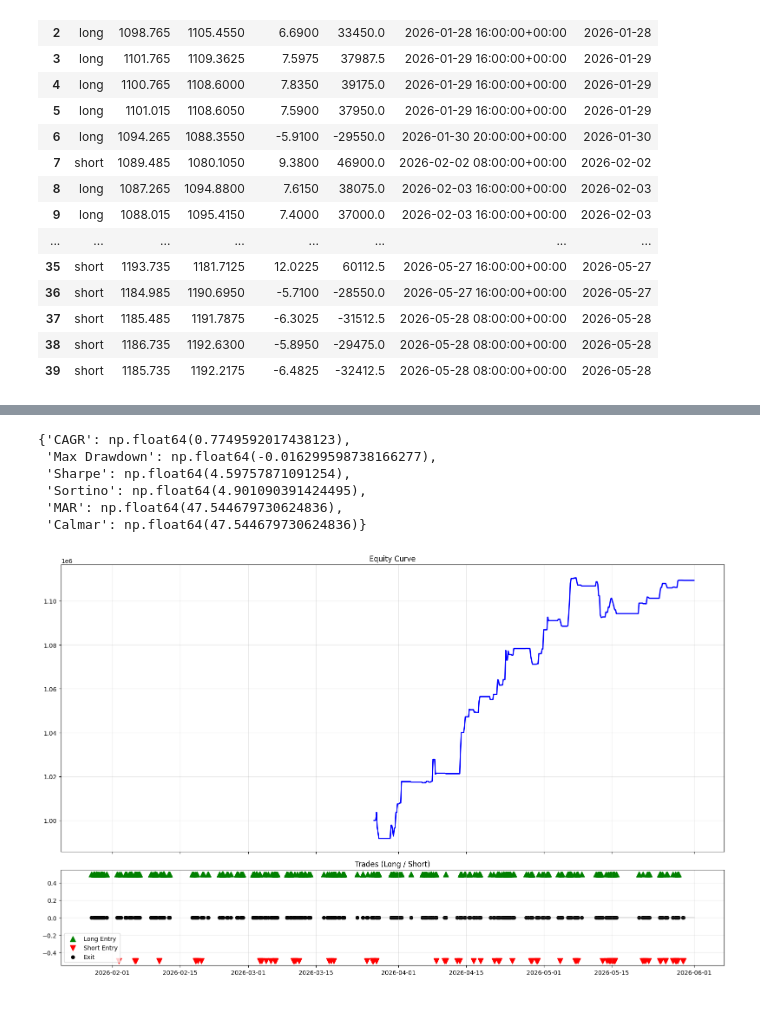
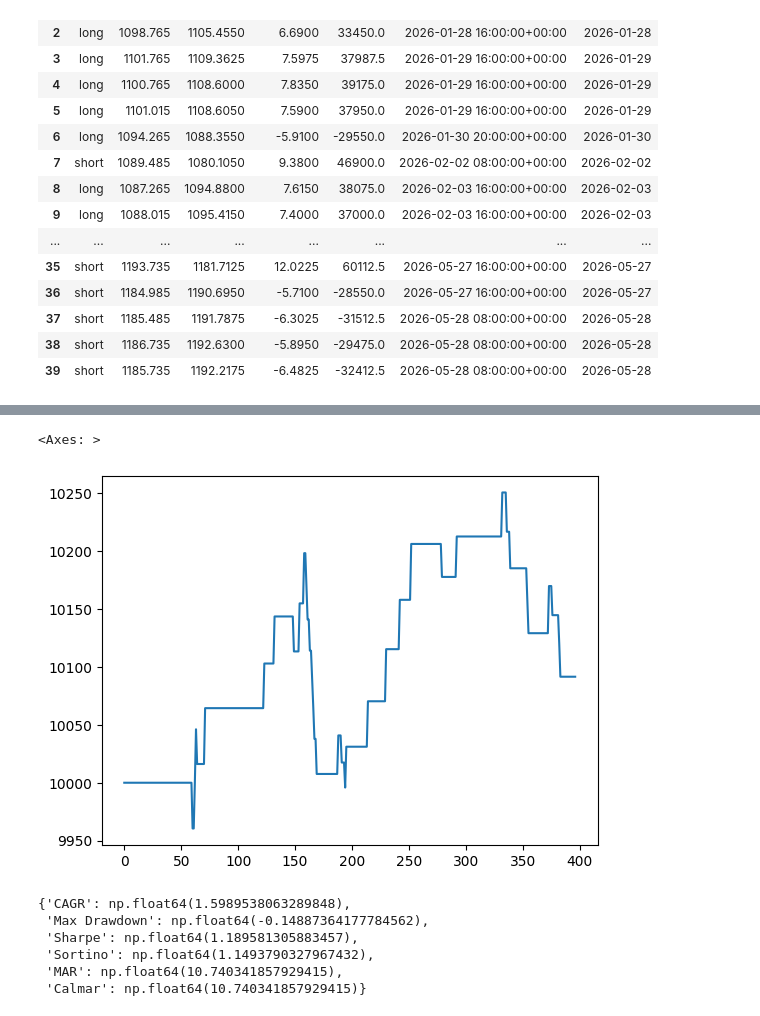
Before and after one commit to LijunZhou000/ML-Algorithmic-Trading, a Jupyter notebook: TradingBots/Notebooks/P5Conjunto.ipynb, the cells around one changed output, grey strips where cells are left out. Drawn from its saved outputs; the diff is of its cells as text; code cells hidden in the pictures.

```diff
--- a/TradingBots/Notebooks/P5Conjunto.ipynb
+++ b/TradingBots/Notebooks/P5Conjunto.ipynb
@@ -219,3 +261,12 @@ final_equity_risk["equity"].plot()
+# %%
+risk = 0.2
+initial = 10000
+final_equity_risk_menos = backtest_multi_asset(all_trades, df_minutes, risk_pct=risk, initial_capital=initial)
+# %%
+final_equity_risk_menos["equity"].plot()
+# %% [output]
+<Axes: >
+[figure, added]
 # %%
 def compute_metrics(equity_curve, periods_per_year=252*4):
     """
@@ -275,14 +326,14 @@ def compute_metrics(equity_curve, periods_per_year=252*4):
         "Calmar": calmar
     }
 # %%
-compute_metrics(final_equity)
+compute_metrics(final_equity_risk)
 # %% [output]
-{'CAGR': np.float64(0.7749592017438123),
- 'Max Drawdown': np.float64(-0.016299598738166277),
- 'Sharpe': np.float64(4.59757871091254),
- 'Sortino': np.float64(4.901090391424495),
- 'MAR': np.float64(47.544679730624836),
- 'Calmar': np.float64(47.544679730624836)}
+{'CAGR': np.float64(1.5989538063289848),
+ 'Max Drawdown': np.float64(-0.14887364177784562),
+ 'Sharpe': np.float64(1.189581305883457),
+ 'Sortino': np.float64(1.1493790327967432),
+ 'MAR': np.float64(10.740341857929415),
+ 'Calmar': np.float64(10.740341857929415)}
 # %%
 def plot_equity_and_trades(equity_curve, df_trades):
     fig, (ax1, ax2) = plt.subplots(2, 1, figsize=(16, 10), sharex=True,
@@ -329,7 +380,3 @@ def plot_equity_and_trades(equity_curve, df_trades):
     ax2.legend()
     plt.tight_layout()
     plt.show()
-# %%
-plot_equity_and_trades(final_equity, all_trades)
-# %% [output]
-[figure, removed]
```
Also changed, not shown: parts of 12 cells of this notebook, 1 other file.
